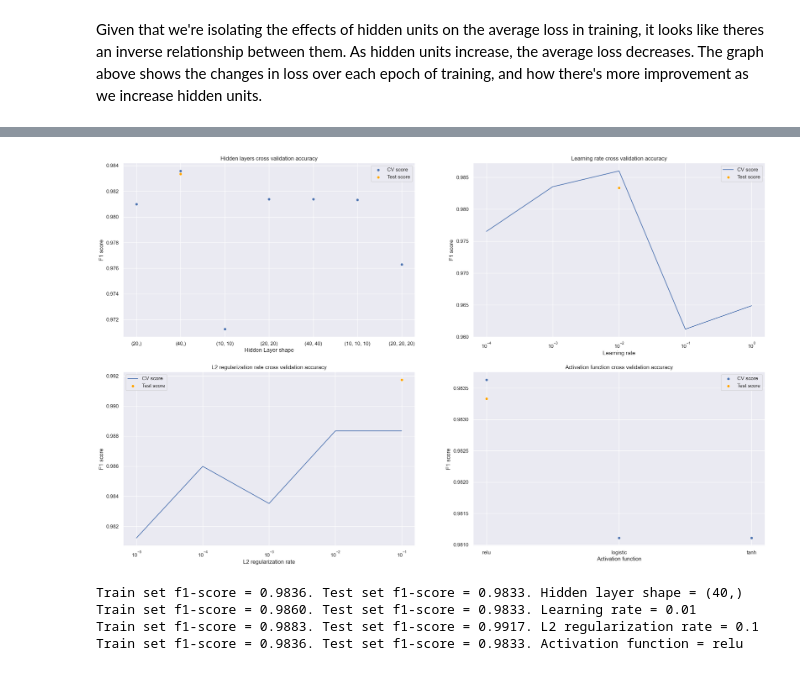
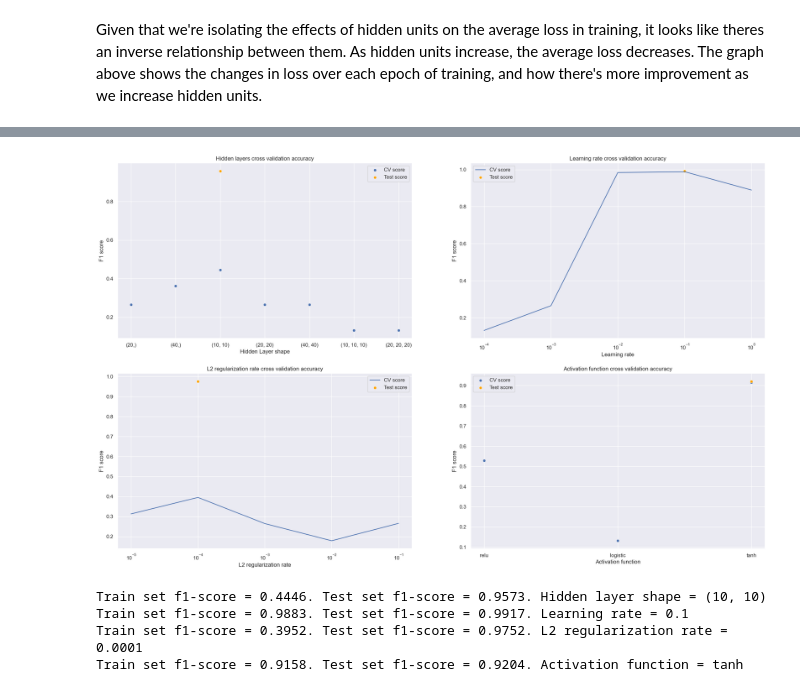
Before and after one commit to mattalajas/Assignment-3-Group-11, a Jupyter notebook: Model_Classification.ipynb, the cells around one changed output, grey strips where cells are left out. Saved outputs shown, nothing was run; the diff lists cells and outputs as text; code cells hidden in the pictures.

```diff
--- a/Model_Classification.ipynb
+++ b/Model_Classification.ipynb
@@ -166,20 +219,22 @@ learning_rate = [1,0.1,0.01,0.001,0.0001]
 alpha = [0.1,0.01,0.001,0.0001,0.00001]
 activation = ['relu','logistic','tanh']
 # %%
-hid_clf = MLPClassifier()
-hid_cv = GridSearchCV(hid_clf, {'hidden_layer_sizes': shape_of_hidden_layers}, scoring='f1', verbose=10)
+np.random.seed(1)
+
+hid_clf = MLPClassifier(solver='sgd')
+hid_cv = GridSearchCV(hid_clf, {'hidden_layer_sizes': shape_of_hidden_layers}, scoring='f1', verbose=10, n_jobs=-1)
 hid_cv.fit(prep_X_train,Y_train)
 
-ler_clf = MLPClassifier()
-ler_cv = GridSearchCV(ler_clf, {'learning_rate_init': learning_rate}, scoring='f1', verbose=10)
+ler_clf = MLPClassifier(solver='sgd')
+ler_cv = GridSearchCV(ler_clf, {'learning_rate_init': learning_rate}, scoring='f1', verbose=10, n_jobs=-1)
 ler_cv.fit(prep_X_train,Y_train)
 
-alpha_clf = MLPClassifier()
-alpha_cv = GridSearchCV(alpha_clf, {'alpha': alpha}, scoring='f1', verbose=10)
+alpha_clf = MLPClassifier(solver='sgd')
+alpha_cv = GridSearchCV(alpha_clf, {'alpha': alpha}, scoring='f1', verbose=10, n_jobs=-1)
 alpha_cv.fit(prep_X_train,Y_train)
 
-activation_clf = MLPClassifier()
-activation_cv = GridSearchCV(activation_clf, {'activation': activation}, scoring='f1', verbose=10)
+activation_clf = MLPClassifier(solver='sgd')
+activation_cv = GridSearchCV(activation_clf, {'activation': activation}, scoring='f1', verbose=10, n_jobs=-1)
 activation_cv.fit(prep_X_train,Y_train)
 # %% [output]
 Fitting 5 folds for each of 7 candidates, totalling 35 fits
@@ -209,44 +251,51 @@ best_alpha = alpha_cv.best_params_['alpha']
 best_activation = activation_cv.best_params_['activation']
 # %%
 string_hlayers = [str(i) for i in shape_of_hidden_layers]
-hid_score = hid_cv.score(prep_X_test, Y_test)
-ler_score = ler_cv.score(prep_X_test, Y_test)
-alpha_score = alpha_cv.score(prep_X_test, Y_test)
-activation_score = activation_cv.score(prep_X_test, Y_test)
+hid_pred = hid_cv.predict(prep_X_test)
+hid_score = f1_score(Y_test, hid_pred)
+
+ler_pred = ler_cv.predict(prep_X_test)
+ler_score = f1_score(Y_test, ler_pred)
+
+alpha_pred = alpha_cv.predict(prep_X_test)
+alpha_score = f1_score(Y_test, alpha_pred)
+
+activation_pred = activation_cv.predict(prep_X_test)
+activation_score = f1_score(Y_test, activation_pred)
 
 fig, ax = plt.subplots(ncols=2, nrows=2, figsize=(25, 15))
 ax[0, 0] = sns.scatterplot(x=string_hlayers, y=hid_cv.cv_results_['mean_test_score'], ax=ax[0,0], label='CV score')
 ax[0, 0].set_title('Hidden layers cross validation accuracy')
 ax[0, 0].set(xlabel='Hidden Layer shape', ylabel='F1 score')
 sns.scatterplot(x=[str(best_hid)], y=hid_score, ax=ax[0, 0], color = 'orange', label='Test score')
 
 ax[0, 1] = sns.lineplot(x=learning_rate, y=ler_cv.cv_results_['mean_test_score'], ax=ax[0,1], label='CV score')
 ax[0, 1].set(xscale="log")
 ax[0, 1].set_title('Learning rate cross validation accuracy')
 ax[0, 1].set(xlabel='Learning rate', ylabel='F1 score')
 sns.scatterplot(x=[float(best_ler)], y=ler_score, ax=ax[0, 1], color = 'orange', label='Test score')
 
 ax[1, 0] = sns.lineplot(x=alpha, y=alpha_cv.cv_results_['mean_test_score'], ax=ax[1, 0], label='CV score')
 ax[1, 0].set(xscale="log")
 ax[1, 0].set_title('L2 regularization rate cross validation accuracy')
 ax[1, 0].set(xlabel='L2 regularization rate', ylabel='F1 score')
 sns.scatterplot(x=[float(best_alpha)], y=alpha_score, ax=ax[1, 0], color = 'orange', label='Test score')
 
 ax[1, 1] = sns.scatterplot(x=activation, y=activation_cv.cv_results_['mean_test_score'], ax=ax[1, 1], label='CV score')
 ax[1, 1].set_title('Activation function cross validation accuracy')
 ax[1, 1].set(xlabel='Activation function', ylabel='F1 score')
 sns.scatterplot(x=[best_activation], y=activation_score, ax=ax[1, 1], color = 'orange', label='Test score')
 
 plt.show()
 
 print('Train set f1-score = %.4f. Test set f1-score = %.4f. Hidden layer shape = %s' %(hid_cv.best_score_, hid_score, best_hid))
 print('Train set f1-score = %.4f. Test set f1-score = %.4f. Learning rate = %s' %(ler_cv.best_score_, ler_score, best_ler))
 print('Train set f1-score = %.4f. Test set f1-score = %.4f. L2 regularization rate = %s' %(alpha_cv.best_score_, alpha_score, best_alpha))
 print('Train set f1-score = %.4f. Test set f1-score = %.4f. Activation function = %s' %(activation_cv.best_score_, activation_score, best_activation))
 # %% [output]
-[figure, old version]
+[figure, new version]
-Train set f1-score = 0.9836. Test set f1-score = 0.9833. Hidden layer shape = (40,)
-Train set f1-score = 0.9860. Test set f1-score = 0.9833. Learning rate = 0.01
-Train set f1-score = 0.9883. Test set f1-score = 0.9917. L2 regularization rate = 0.1
-Train set f1-score = 0.9836. Test set f1-score = 0.9833. Activation function = relu
+Train set f1-score = 0.4446. Test set f1-score = 0.9573. Hidden layer shape = (10, 10)
+Train set f1-score = 0.9883. Test set f1-score = 0.9917. Learning rate = 0.1
+Train set f1-score = 0.3952. Test set f1-score = 0.9752. L2 regularization rate = 0.0001
+Train set f1-score = 0.9158. Test set f1-score = 0.9204. Activation function = tanh
 # %% [markdown]
```
Also changed, not shown: parts of 8 cells of this notebook.
